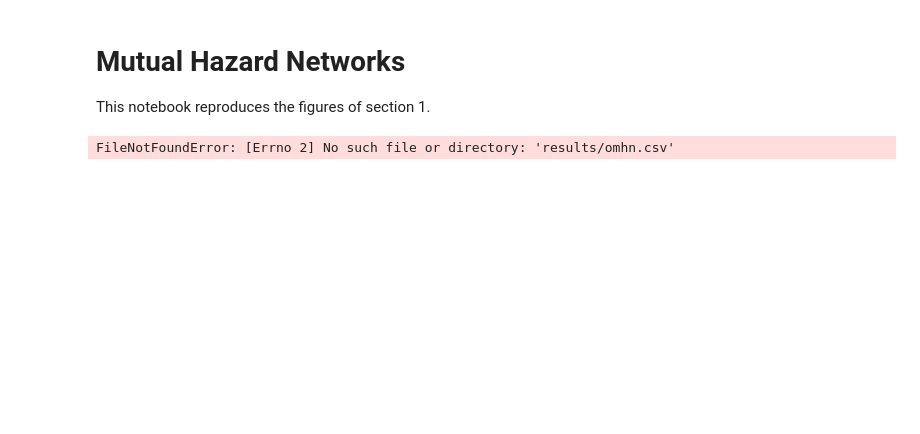
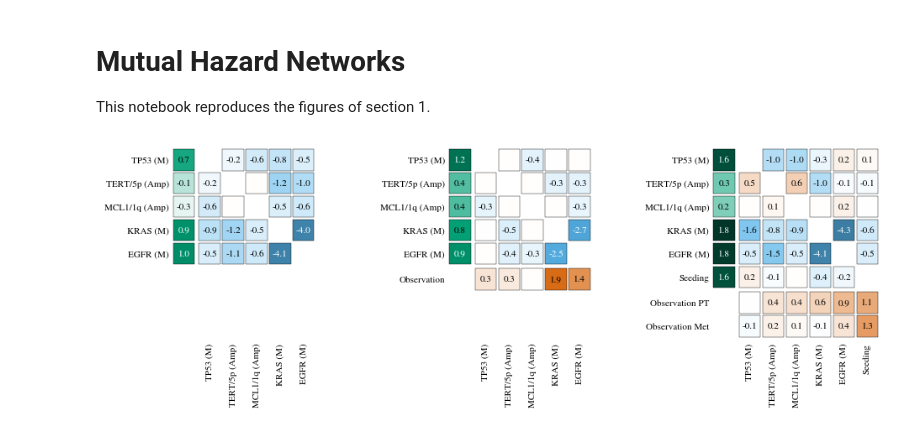
Before and after one commit to huy29433/Dissertation-MHN-example, a Jupyter notebook: analysis/mhn.ipynb, the cells around one changed output. Saved outputs shown, nothing was run; the diff lists cells and outputs as text; code cells hidden in the pictures; blank space fills up the shorter version.

Commit message:
update plotting func

```diff
--- a/analysis/mhn.ipynb
+++ b/analysis/mhn.ipynb
@@ -5,10 +5,31 @@ This notebook reproduces the figures of section 1.
 # %%
 import mhn
 import plotting
+import matplotlib.pyplot as plt
+import pandas as pd
+
+import importlib
+importlib.reload(plotting)
 
 omhn_model = mhn.model.oMHN.load("../run/results/omhn.csv")
 cmhn_model = mhn.model.oMHN.load("../run/results/cmhn.csv")
+metmhn_model_log_theta = pd.read_csv("../run/results/metmhn.csv", index_col=0)
-# %% [output]
-FileNotFoundError: [Errno 2] No such file or directory: 'results/omhn.csv'
 # %%
-plotting.plot_theta(omhn_model.log_theta)
+fig, ax = plt.subplots(ncols=3, figsize=(12, 3))
+
+plotting_kwargs = {
+    "max_br": 1.9,
+    "min_br": -0.3,
+    "abs_max_ir": 4.3,
+}
+
+plotting.plot_theta(cmhn_model.log_theta, events=omhn_model.events,
+                    ax=ax[0], model="cmhn", **plotting_kwargs)
+plotting.plot_theta(omhn_model.log_theta, events=omhn_model.events,
+                    ax=ax[1], model="omhn", **plotting_kwargs)
+plotting.plot_theta(metmhn_model_log_theta, events=omhn_model.events,
+                    ax=ax[2], model="metmhn", **plotting_kwargs)
+for a in ax:
+    a.set_ylim(9, None)
+# %% [output]
+[figure, added]
```
Also changed, not shown: 1 other file.
